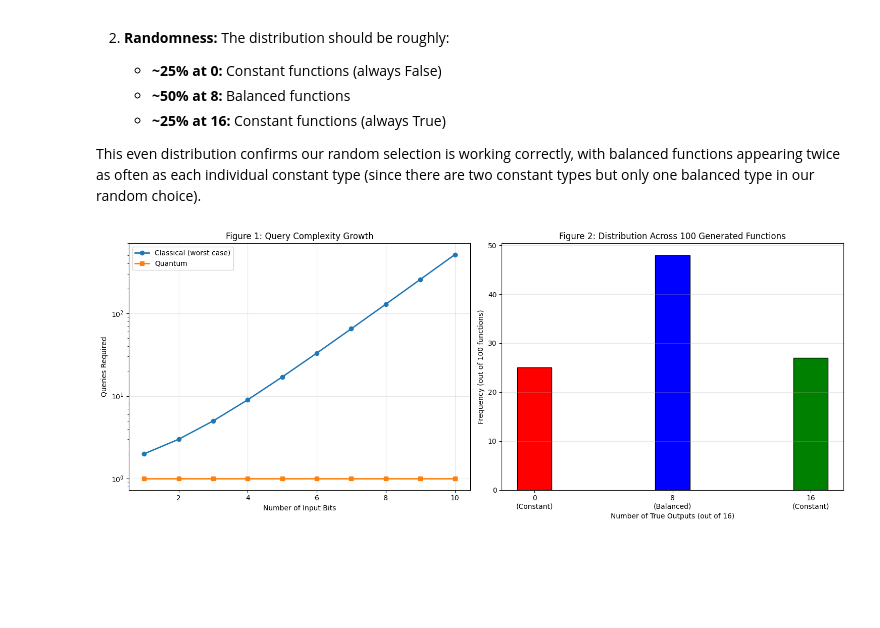
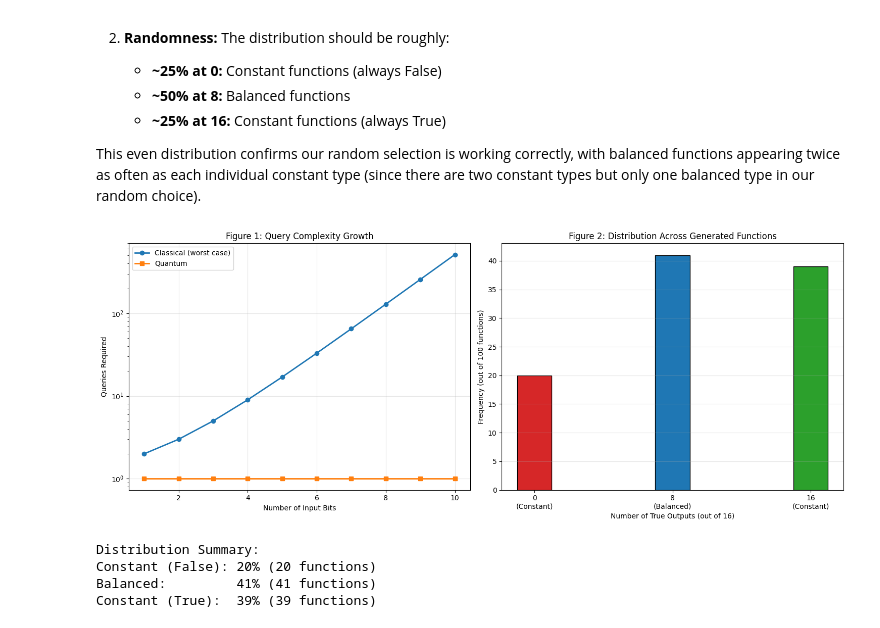
Before and after one commit to EricMurray-e-m-dev/emerging_tech, a Jupyter notebook: problems.ipynb, the cells around one changed output. Saved outputs shown, nothing was run; the diff lists cells and outputs as text; code cells hidden in the pictures; blank space fills up the shorter version.

```diff
--- a/problems.ipynb
+++ b/problems.ipynb
@@ -180,47 +195,58 @@ This even distribution confirms our random selection is working correctly, with
 # Create figure with two subplots side by side
 fig, (ax1, ax2) = plt.subplots(1, 2, figsize=(15, 6))
 
-# Figure 1: Query Complexity Growth
-n_bits = np.arange(1, 11)
-classical_queries = 2**(n_bits - 1) + 1
-quantum_queries = np.ones(len(n_bits))
+# Figure 1: Query Complexity Growth (Classical vs Quantum)
+n_bits = np.arange(1, 11)  # Test from 1 to 10 input bits
+classical_queries = 2**(n_bits - 1) + 1  # Exponential worst-case
+quantum_queries = np.ones(len(n_bits))   # Always 1 query
 
-ax1.plot(n_bits, classical_queries, 'o-', label='Classical (worst case)', linewidth=2)
-ax1.plot(n_bits, quantum_queries, 's-', label='Quantum', linewidth=2)
+ax1.plot(n_bits, classical_queries, 'o-', label='Classical (worst case)',
+         linewidth=2, markersize=6)
+ax1.plot(n_bits, quantum_queries, 's-', label='Quantum',
+         linewidth=2, markersize=6)
 ax1.set_xlabel('Number of Input Bits')
 ax1.set_ylabel('Queries Required')
 ax1.set_title('Figure 1: Query Complexity Growth')
 ax1.legend()
 ax1.grid(True, alpha=0.3)
-ax1.set_yscale('log')
+ax1.set_yscale('log')  # Logarithmic scale to show exponential growth clearly
 
-# Figure 2: Distribution of True counts across generated functions
+# Figure 2: Distribution validation across 100 generated functions
+num_functions = 100
 true_counts = []
-num_functions = 100
 
 for _ in range(num_functions):
     f = random_constant_balanced()
     all_inputs = list(product([False, True], repeat=4))
-    results = [f(*input_combo) for input_combo in all_inputs]
-    true_count = sum(results)
+    true_count = sum(f(*input_combo) for input_combo in all_inputs)
     true_counts.append(true_count)
 
-# Count occurrences at each valid value
+# Count occurrences at each valid value (0, 8, or 16)
 counts_at_0 = true_counts.count(0)
 counts_at_8 = true_counts.count(8)
 counts_at_16 = true_counts.count(16)
 
-# Create bar chart
+# Create bar chart showing distribution
 ax2.bar([0, 8, 16], [counts_at_0, counts_at_8, counts_at_16],
-        width=2, color=['red', 'blue', 'green'], edgecolor='black')
+        width=2, color=['#d62728', '#1f77b4', '#2ca02c'], edgecolor='black')
 ax2.set_xlabel('Number of True Outputs (out of 16)')
-ax2.set_ylabel('Frequency (out of 100 functions)')
-ax2.set_title('Figure 2: Distribution Across 100 Generated Functions')
+ax2.set_ylabel(f'Frequency (out of {num_functions} functions)')
+ax2.set_title('Figure 2: Distribution Across Generated Functions')
 ax2.set_xticks([0, 8, 16])
 ax2.set_xticklabels(['0\n(Constant)', '8\n(Balanced)', '16\n(Constant)'])
 ax2.grid(True, alpha=0.3, axis='y')
 
 plt.tight_layout()
 plt.show()
+
+# Print statistical summary
+print(f"\nDistribution Summary:")
+print(f"Constant (False): {counts_at_0}% ({counts_at_0} functions)")
+print(f"Balanced:         {counts_at_8}% ({counts_at_8} functions)")
+print(f"Constant (True):  {counts_at_16}% ({counts_at_16} functions)")
 # %% [output]
-[figure, old version]
+[figure, new version]
+Distribution Summary:
+Constant (False): 20% (20 functions)
+Balanced:         41% (41 functions)
+Constant (True):  39% (39 functions)
```
Also changed, not shown: parts of 5 cells of this notebook.
